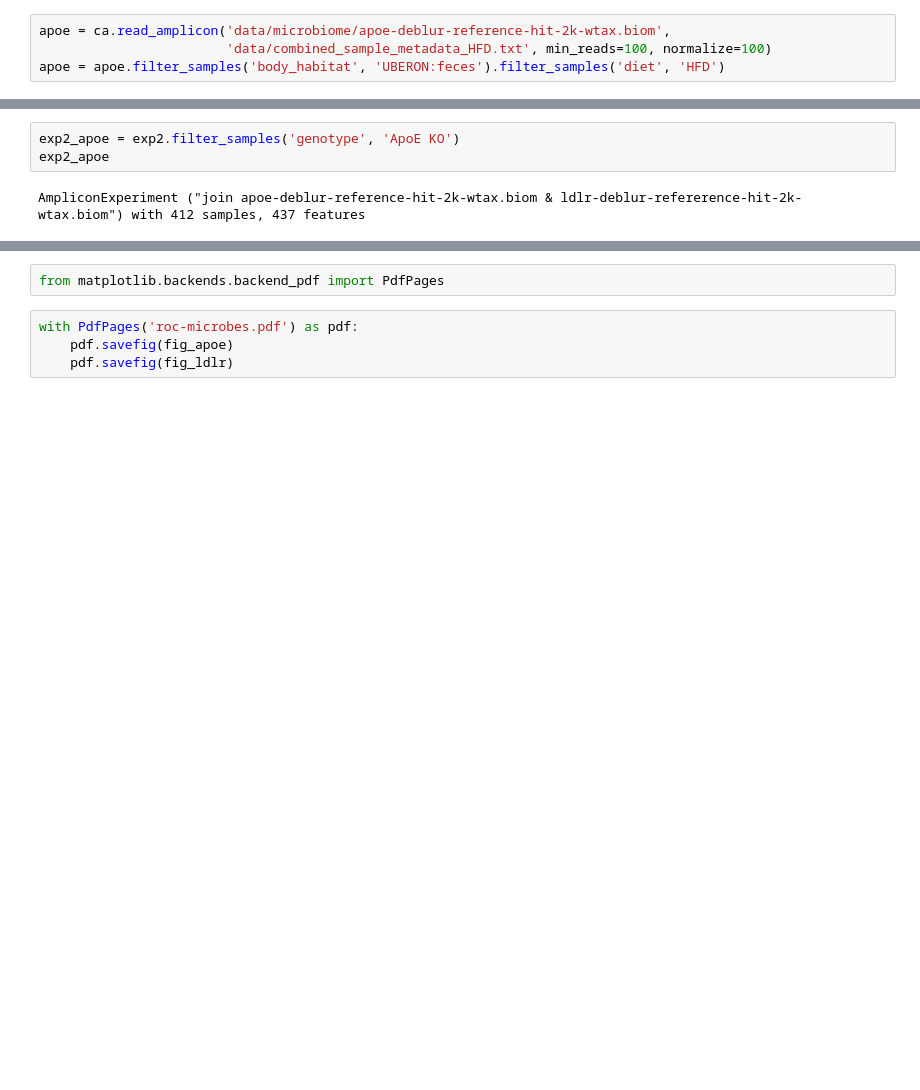
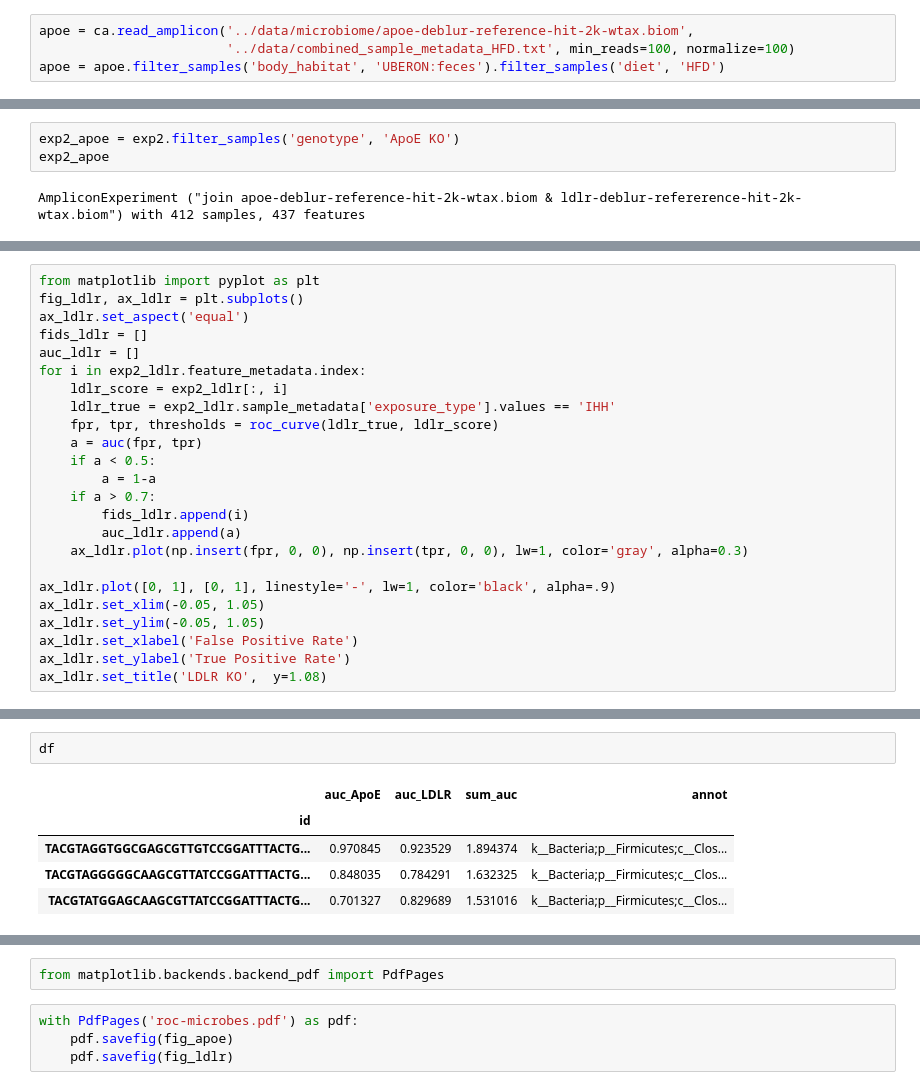
Before and after one commit to knightlab-analyses/crossmodel_prediction, a Jupyter notebook: notebooks/fig2.16s.ipynb, the cells around one changed output, grey strips where cells are left out. Drawn from its saved outputs; the diff is of its cells as text; blank space fills up the shorter version.

```diff
--- a/notebooks/fig2.16s.ipynb
+++ b/notebooks/fig2.16s.ipynb
@@ -15,4 +16,4 @@ ldlr = ca.read_amplicon('data/microbiome/ldlr-deblur-refererence-hit-2k-wtax.bio
 # %%
-apoe = ca.read_amplicon('data/microbiome/apoe-deblur-reference-hit-2k-wtax.biom',
-                        'data/combined_sample_metadata_HFD.txt', min_reads=100, normalize=100)
+apoe = ca.read_amplicon('../data/microbiome/apoe-deblur-reference-hit-2k-wtax.biom',
+                        '../data/combined_sample_metadata_HFD.txt', min_reads=100, normalize=100)
 apoe = apoe.filter_samples('body_habitat', 'UBERON:feces').filter_samples('diet', 'HFD')
@@ -497,0 +87,24 @@ fig_ldlr.tight_layout()
+# %%
+from matplotlib import pyplot as plt
+fig_ldlr, ax_ldlr = plt.subplots()
+ax_ldlr.set_aspect('equal')
+fids_ldlr = []
+auc_ldlr = []
+for i in exp2_ldlr.feature_metadata.index:
+    ldlr_score = exp2_ldlr[:, i]
+    ldlr_true = exp2_ldlr.sample_metadata['exposure_type'].values == 'IHH'
+    fpr, tpr, thresholds = roc_curve(ldlr_true, ldlr_score)
+    a = auc(fpr, tpr)
+    if a < 0.5:
+        a = 1-a
+    if a > 0.7:
+        fids_ldlr.append(i)
+        auc_ldlr.append(a)
+    ax_ldlr.plot(np.insert(fpr, 0, 0), np.insert(tpr, 0, 0), lw=1, color='gray', alpha=0.3)
+
+ax_ldlr.plot([0, 1], [0, 1], linestyle='-', lw=1, color='black', alpha=.9)
+ax_ldlr.set_xlim(-0.05, 1.05)
+ax_ldlr.set_ylim(-0.05, 1.05)
+ax_ldlr.set_xlabel('False Positive Rate')
+ax_ldlr.set_ylabel('True Positive Rate')
+ax_ldlr.set_title('LDLR KO',  y=1.08)
@@ -497,0 +124,8 @@ fig_ldlr.tight_layout()
+# %%
+df
+# %% [output]
+|  | auc_ApoE | auc_LDLR | sum_auc | annot |
+| id |  |  |  |  |
+| TACGTAGGTGGCGAGCGTTGTCCGGATTTACTG... | 0.970845 | 0.923529 | 1.894374 | k__Bacteria;p__Firmicutes;c__Clos... |
+| TACGTAGGGGGCAAGCGTTATCCGGATTTACTG... | 0.848035 | 0.784291 | 1.632325 | k__Bacteria;p__Firmicutes;c__Clos... |
+| TACGTATGGAGCAAGCGTTATCCGGATTTACTG... | 0.701327 | 0.829689 | 1.531016 | k__Bacteria;p__Firmicutes;c__Clos... |
```
Also changed, not shown: parts of 82 cells of this notebook, 3 other files.
